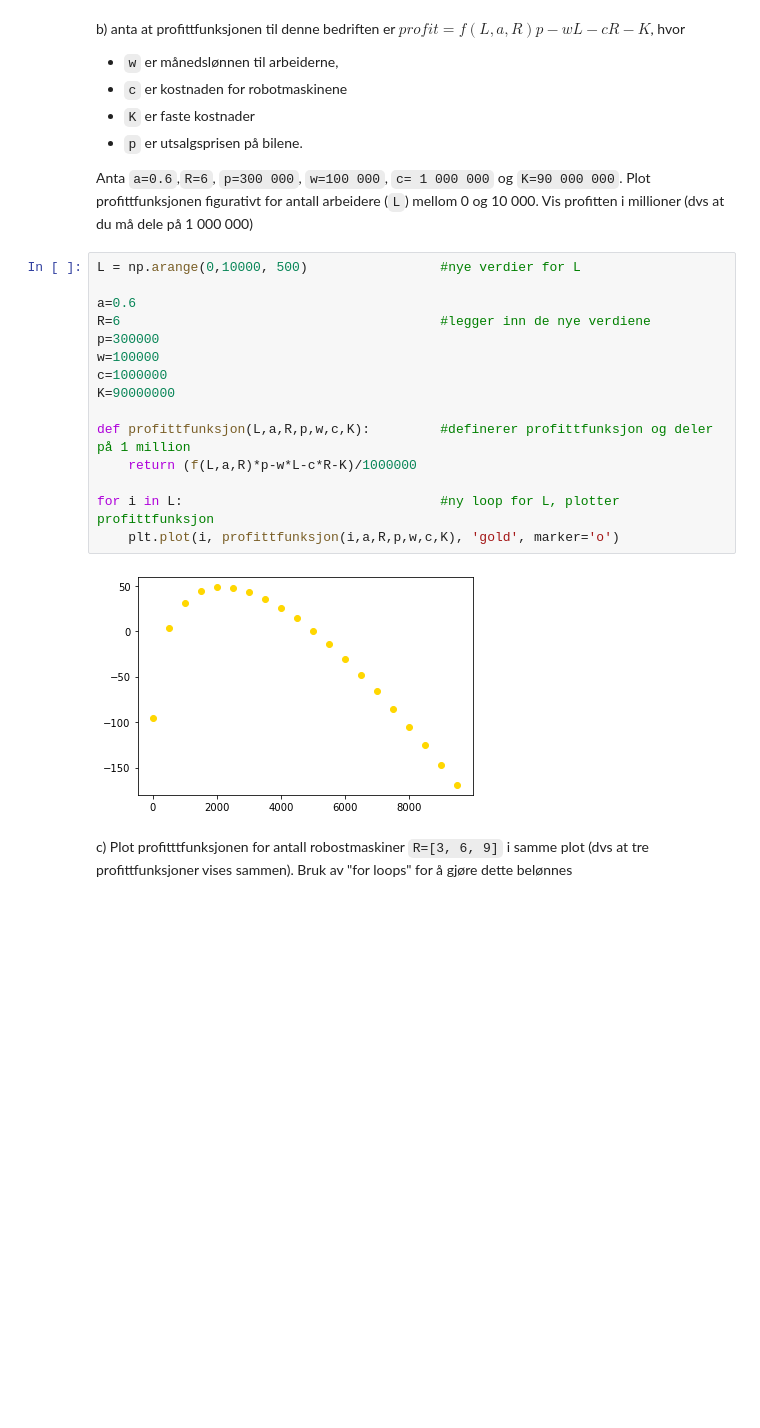
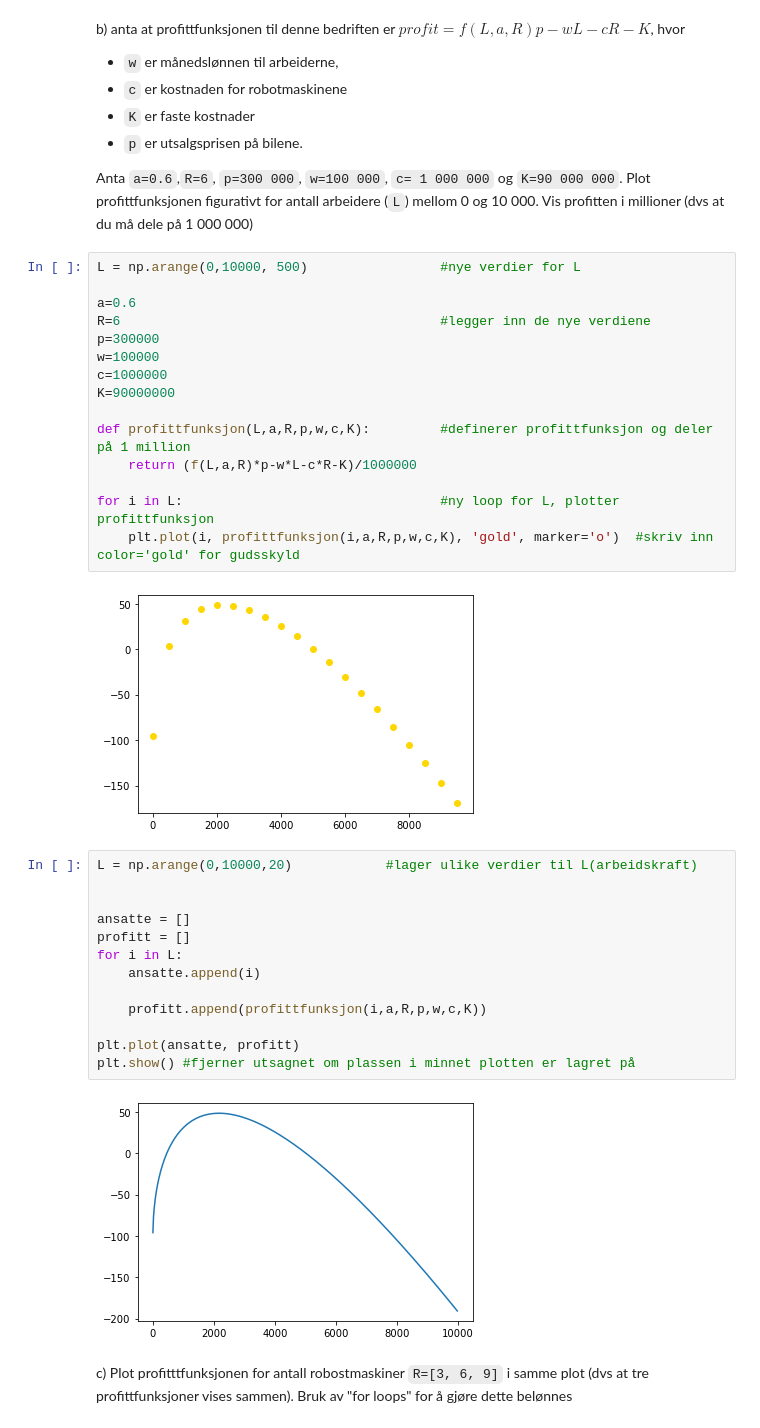
Before and after one commit to Danieljoha/Sok1003-mappeoppgave2, a Jupyter notebook: Mappe 2_oppgaver.ipynb, the cells around one changed output. Saved outputs shown, nothing was run; the diff lists cells and outputs as text; blank space fills up the shorter version.

```diff
--- a/Mappe 2_oppgaver.ipynb
+++ b/Mappe 2_oppgaver.ipynb
@@ -224,9 +301,24 @@ def profittfunksjon(L,a,R,p,w,c,K):         #definerer profittfunksjon og deler
     return (f(L,a,R)*p-w*L-c*R-K)/1000000
 
 for i in L:                                 #ny loop for L, plotter profittfunksjon
-    plt.plot(i, profittfunksjon(i,a,R,p,w,c,K), 'gold', marker='o')
+    plt.plot(i, profittfunksjon(i,a,R,p,w,c,K), 'gold', marker='o')  #skriv inn color='gold' for gudsskyld
 # %% [output]
 [figure]
+# %%
+L = np.arange(0,10000,20)            #lager ulike verdier til L(arbeidskraft)
+
+
+ansatte = []
+profitt = []
+for i in L:
+    ansatte.append(i)
+
+    profitt.append(profittfunksjon(i,a,R,p,w,c,K))
+
+plt.plot(ansatte, profitt)
+plt.show() #fjerner utsagnet om plassen i minnet plotten er lagret på
+# %% [output]
+[figure, added]
 # %% [markdown]
 c) Plot profitttfunksjonen for antall robostmaskiner `R=[3, 6, 9]` i samme plot (dvs at tre profittfunksjoner vises sammen). Bruk av "for loops" for å gjøre dette belønnes
 # %%
```
Also changed, not shown: parts of 17 cells of this notebook.
